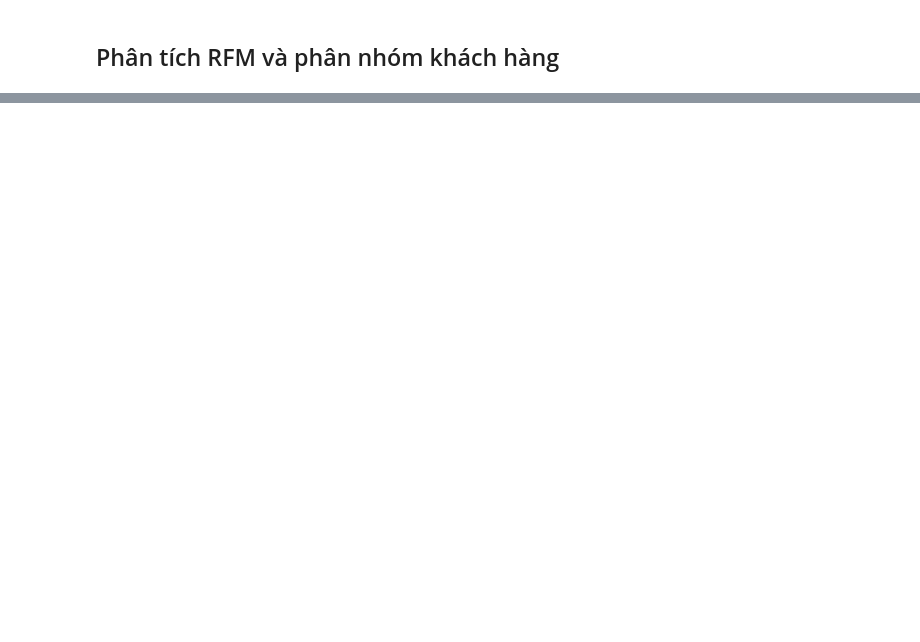
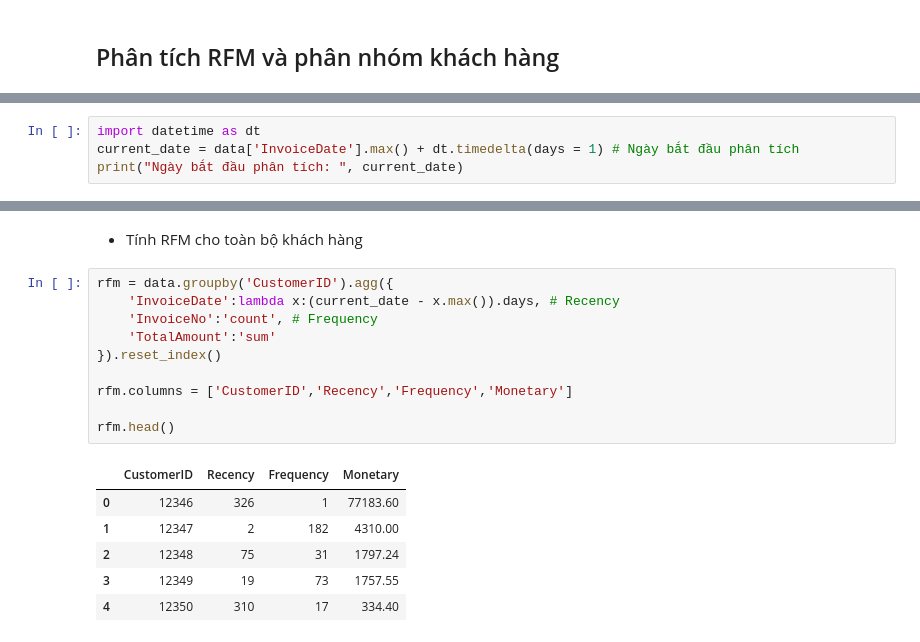
Before and after one commit to MinhThuat/Customer-behavior-analysis-and-revenue-forecasting, a Jupyter notebook: NoteBook/Project_Online_Retail.ipynb, the cells around one changed output, grey strips where cells are left out. Cells and saved outputs as stored; diff of their text form; blank space fills up the shorter version.

```diff
--- a/NoteBook/Project_Online_Retail.ipynb
+++ b/NoteBook/Project_Online_Retail.ipynb
@@ -288,0 +296,4 @@ Text(0, 0.5, 'Tên quốc gia')
+# %%
+import datetime as dt
+current_date = data['InvoiceDate'].max() + dt.timedelta(days = 1) # Ngày bắt đầu phân tích
+print("Ngày bắt đầu phân tích: ", current_date)
@@ -288,0 +302,19 @@ Text(0, 0.5, 'Tên quốc gia')
+# %% [markdown]
+- Tính RFM cho toàn bộ khách hàng
+# %%
+rfm = data.groupby('CustomerID').agg({
+    'InvoiceDate':lambda x:(current_date - x.max()).days, # Recency
+    'InvoiceNo':'count', # Frequency
+    'TotalAmount':'sum'
+}).reset_index()
+
+rfm.columns = ['CustomerID','Recency','Frequency','Monetary']
+
+rfm.head()
+# %% [output]
+|  | CustomerID | Recency | Frequency | Monetary |
+| 0 | 12346 | 326 | 1 | 77183.60 |
+| 1 | 12347 | 2 | 182 | 4310.00 |
+| 2 | 12348 | 75 | 31 | 1797.24 |
+| 3 | 12349 | 19 | 73 | 1757.55 |
+| 4 | 12350 | 310 | 17 | 334.40 |
```
Also changed, not shown: parts of 3 cells of this notebook.
